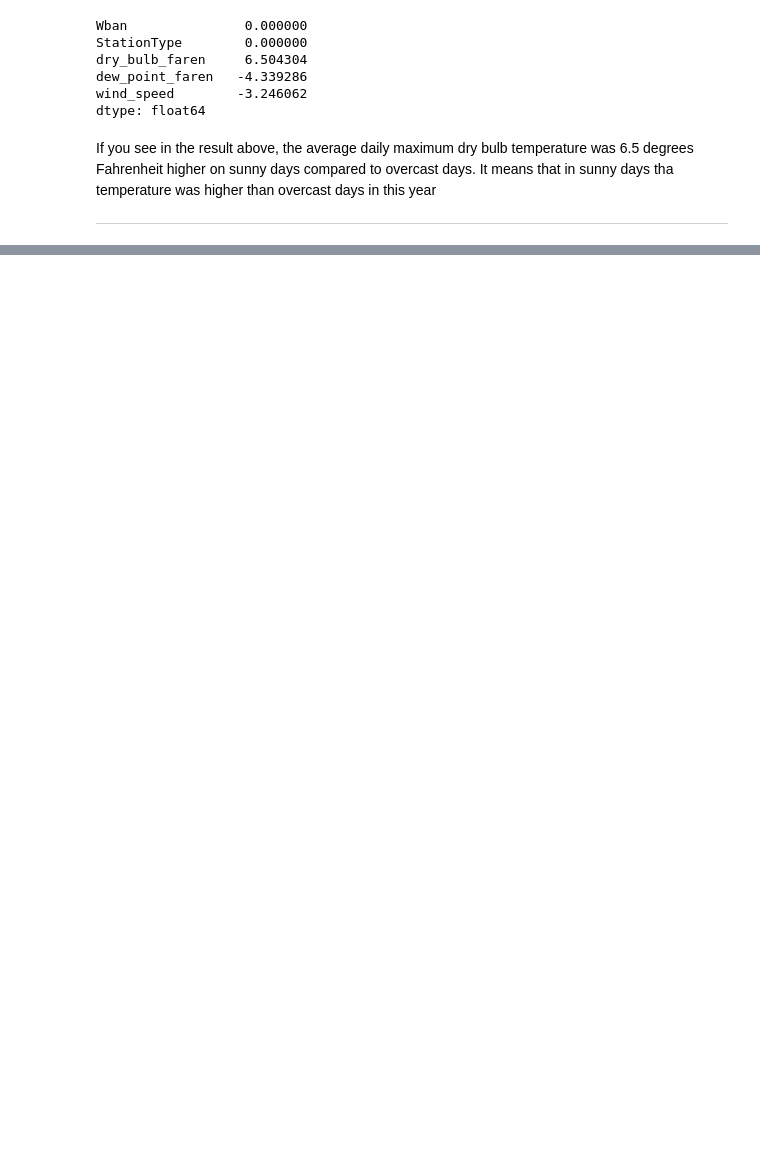
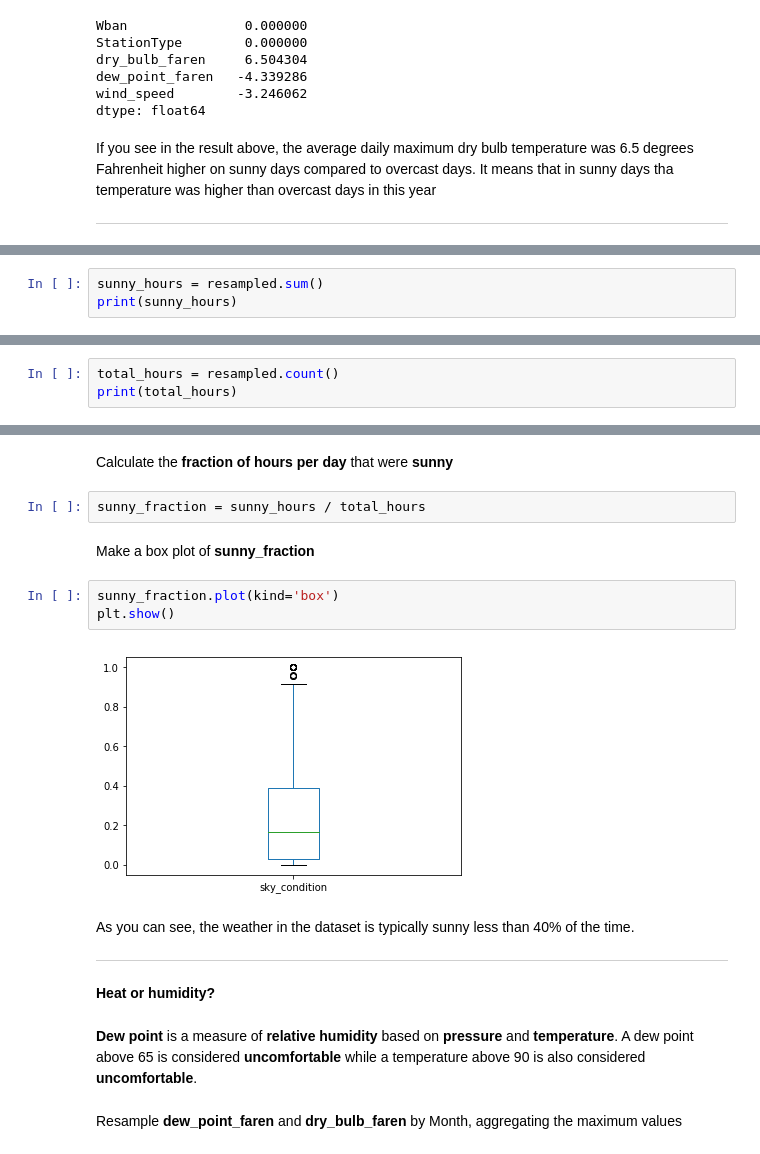
Before and after one commit to Diogo-Rodrigues/pandas-foundations, a Jupyter notebook: case-study-sunlight-in-austin/case-study-sunlight-in-austin.ipynb, the cells around one changed output, grey strips where cells are left out. Cells and saved outputs as stored; diff of their text form; blank space fills up the shorter version.

```diff
--- a/case-study-sunlight-in-austin/case-study-sunlight-in-austin.ipynb
+++ b/case-study-sunlight-in-austin/case-study-sunlight-in-austin.ipynb
@@ -297,0 +349,3 @@ If you see in the result above, the average daily maximum dry bulb temperature w
+# %%
+sunny_hours = resampled.sum()
+print(sunny_hours)
@@ -297,0 +372,3 @@ If you see in the result above, the average daily maximum dry bulb temperature w
+# %%
+total_hours = resampled.count()
+print(total_hours)
@@ -297,0 +393,21 @@ If you see in the result above, the average daily maximum dry bulb temperature w
+# %% [markdown]
+Calculate the **fraction of hours per day** that were **sunny**
+# %%
+sunny_fraction = sunny_hours / total_hours
+# %% [markdown]
+Make a box plot of **sunny_fraction**
+# %%
+sunny_fraction.plot(kind='box')
+plt.show()
+# %% [output]
+[figure, added]
+# %% [markdown]
+As you can see, the weather in the dataset is typically sunny less than 40% of the time.
+
+-------------------------------------------------------------------------
+# %% [markdown]
+**Heat or humidity?**
+# %% [markdown]
+**Dew point** is a measure of **relative humidity** based on **pressure** and **temperature**. A dew point above 65 is considered **uncomfortable** while a temperature above 90 is also considered **uncomfortable**.
+# %% [markdown]
+Resample **dew_point_faren** and **dry_bulb_faren** by Month, aggregating the maximum values
```
Also changed, not shown: parts of 35 cells of this notebook.
